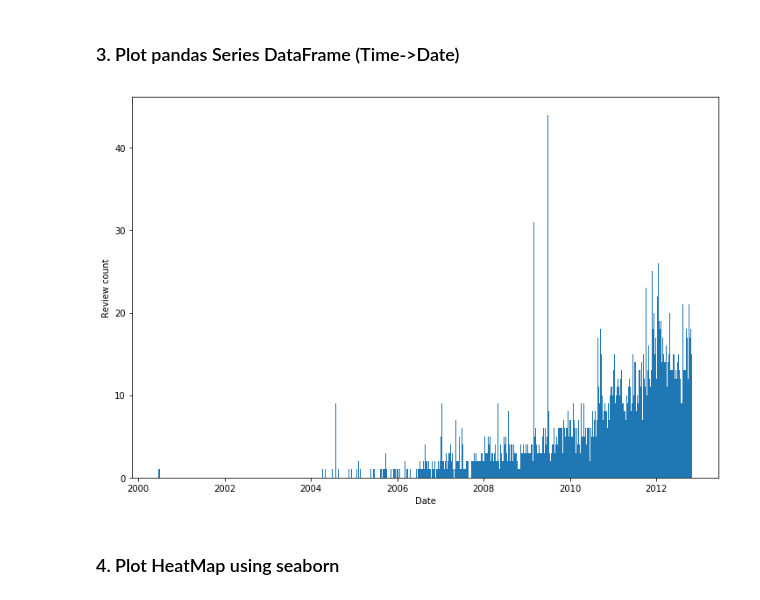
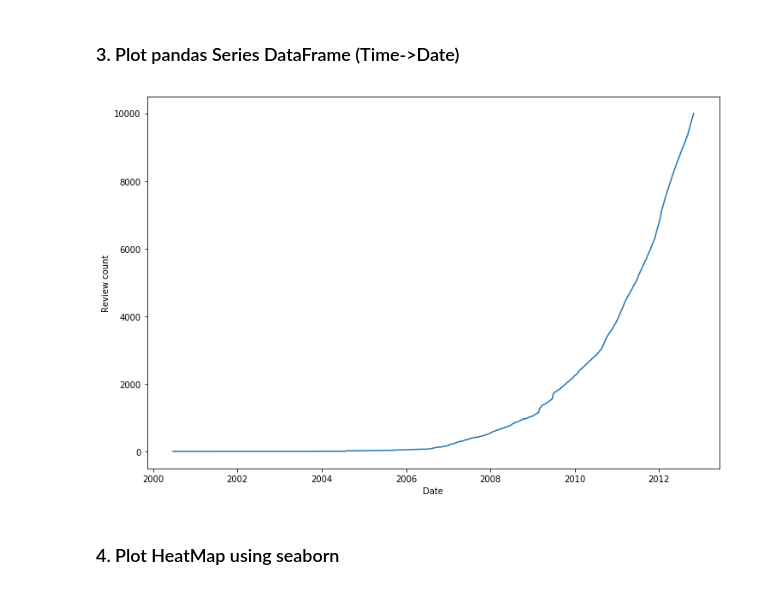
Before and after one commit to Jadezzz/FDA_HW1, a Jupyter notebook: HW1-Solution.ipynb, the cells around one changed output. Drawn from its saved outputs; the diff is of its cells as text; code cells hidden in the pictures.

```diff
--- a/HW1-Solution.ipynb
+++ b/HW1-Solution.ipynb
@@ -72,18 +76,19 @@ plt.show()
 # %%
 df = (pd.to_datetime(pd_data['Time'], unit='s')
        .value_counts()
        .rename_axis('date')
        .reset_index(name='count')
        .sort_values(by='date'))
 
+
 x = df['date'].astype("M8[ms]").tolist()
-plt.bar(x, df['count'], 5)
+plt.plot(x, df['count'].cumsum(), '-')
 plt.xlabel('Date')
 plt.ylabel('Review count')
 plt.rcParams['figure.figsize'] = [WIDTH, HEIGHT]
 plt.show()
 # %% [output]
-[figure, old version]
+[figure, new version]
 # %% [markdown]
 ### 4. Plot HeatMap using seaborn
 # %%
```
Also changed, not shown: parts of 25 cells of this notebook, 1 other file.
